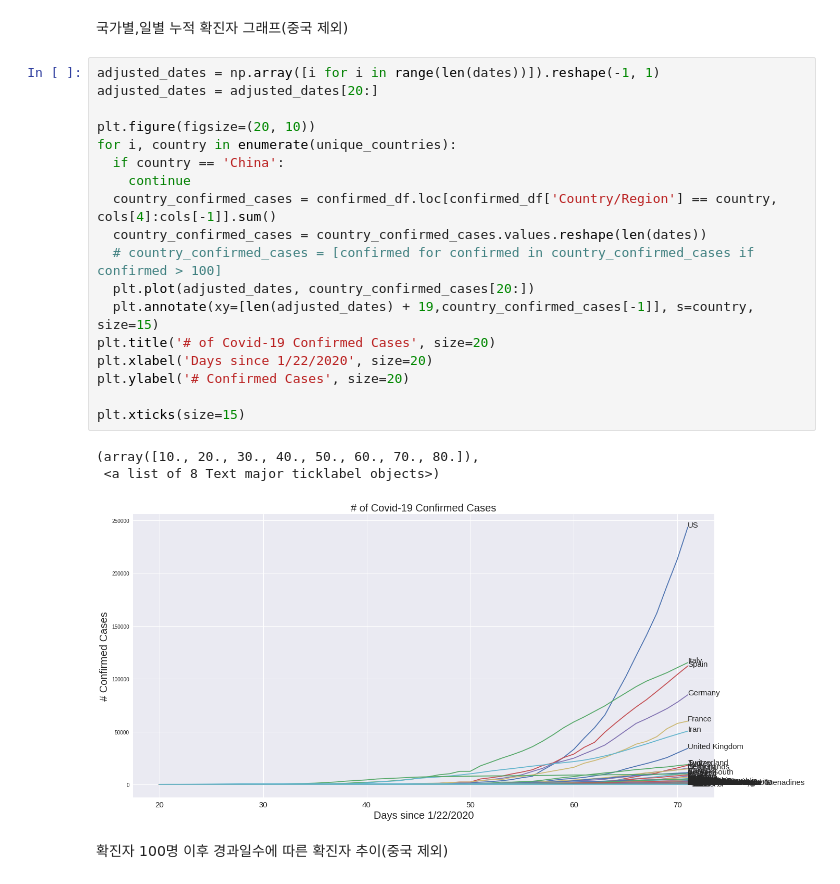
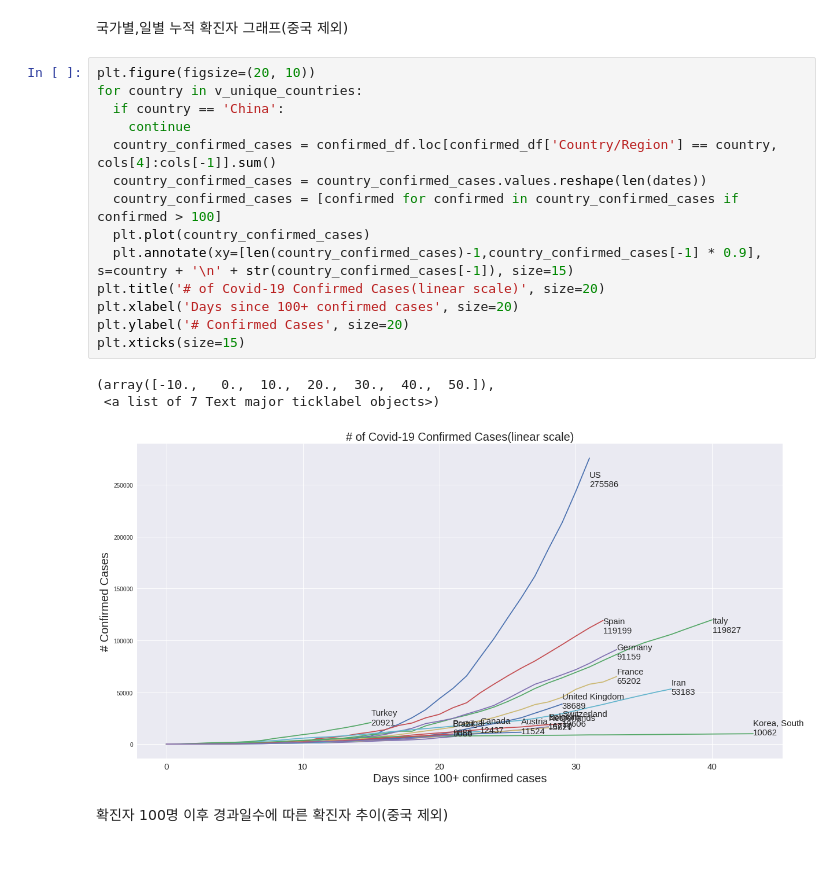
Before and after one commit to wyb330/covid19, a Jupyter notebook: covid19.ipynb, the cells around one changed output. Saved outputs shown, nothing was run; the diff lists cells and outputs as text.

```diff
--- a/covid19.ipynb
+++ b/covid19.ipynb
@@ -432,27 +433,23 @@ fig.tight_layout()
 # %% [markdown]
 국가별,일별 누적 확진자 그래프(중국 제외)
 # %%
-adjusted_dates = np.array([i for i in range(len(dates))]).reshape(-1, 1)
-adjusted_dates = adjusted_dates[20:]
-
 plt.figure(figsize=(20, 10))
-for i, country in enumerate(unique_countries):
+for country in v_unique_countries:
   if country == 'China':
     continue
   country_confirmed_cases = confirmed_df.loc[confirmed_df['Country/Region'] == country, cols[4]:cols[-1]].sum()
   country_confirmed_cases = country_confirmed_cases.values.reshape(len(dates))
-  # country_confirmed_cases = [confirmed for confirmed in country_confirmed_cases if confirmed > 100]
-  plt.plot(adjusted_dates, country_confirmed_cases[20:])
-  plt.annotate(xy=[len(adjusted_dates) + 19,country_confirmed_cases[-1]], s=country, size=15)
-plt.title('# of Covid-19 Confirmed Cases', size=20)
-plt.xlabel('Days since 1/22/2020', size=20)
+  country_confirmed_cases = [confirmed for confirmed in country_confirmed_cases if confirmed > 100]
+  plt.plot(country_confirmed_cases)
+  plt.annotate(xy=[len(country_confirmed_cases)-1,country_confirmed_cases[-1] * 0.9], s=country + '\n' + str(country_confirmed_cases[-1]), size=15)
+plt.title('# of Covid-19 Confirmed Cases(linear scale)', size=20)
+plt.xlabel('Days since 100+ confirmed cases', size=20)
 plt.ylabel('# Confirmed Cases', size=20)
-
 plt.xticks(size=15)
 # %% [output]
-(array([10., 20., 30., 40., 50., 60., 70., 80.]),
- <a list of 8 Text major ticklabel objects>)
+(array([-10.,   0.,  10.,  20.,  30.,  40.,  50.]),
+ <a list of 7 Text major ticklabel objects>)
-[figure, old version]
+[figure, new version]
 # %% [markdown]
 확진자 100명 이후 경과일수에 따른 확진자 추이(중국 제외)
 # %%
```
Also changed, not shown: parts of 17 cells of this notebook.
